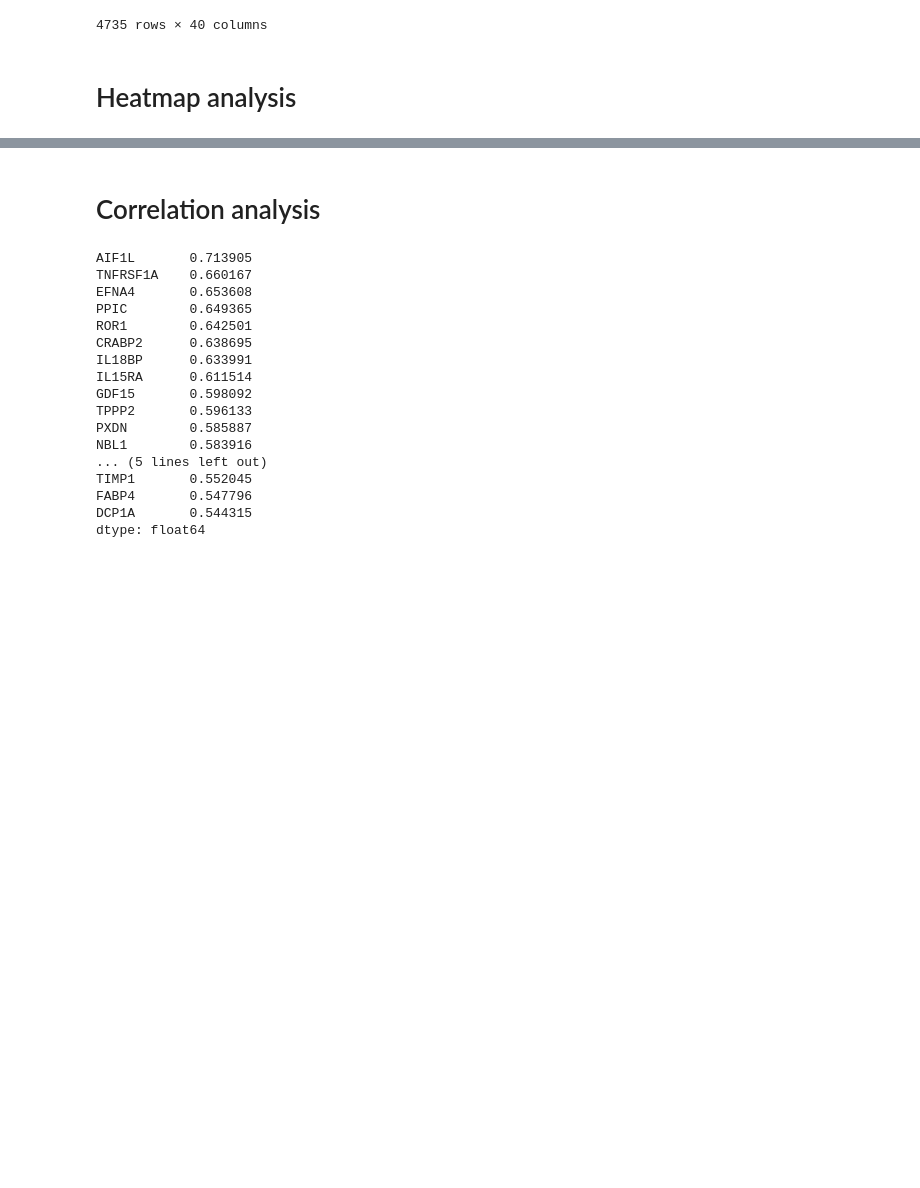
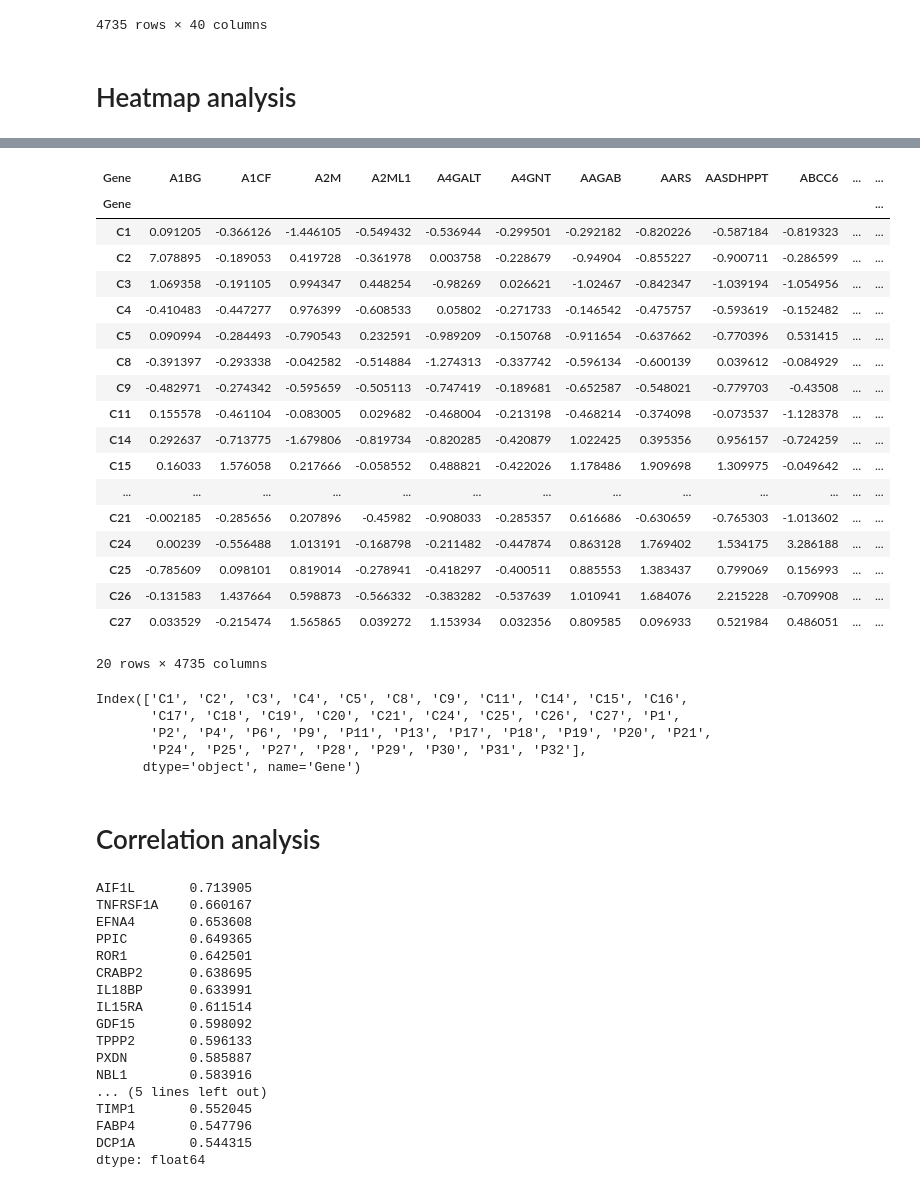
Before and after one commit to briantruan/ns4300-mecfs, a Jupyter notebook: final_project.ipynb, the cells around one changed output, grey strips where cells are left out. Saved outputs shown, nothing was run; the diff lists cells and outputs as text; code cells hidden in the pictures; blank space fills up the shorter version.

```diff
--- a/final_project.ipynb
+++ b/final_project.ipynb
@@ -91,3 +176,33 @@ plt.legend(handles=legend_patches, loc='center', bbox_to_anchor=(-0.50, -0.50),
+# %%
+control_df
+# %% [output]
+| Gene | A1BG | A1CF | A2M | A2ML1 | A4GALT | A4GNT | AAGAB | AARS | AASDHPPT | ABCC6 | ... | ... |
+| Gene |  |  |  |  |  |  |  |  |  |  |  | ... |
+| C1 | 0.091205 | -0.366126 | -1.446105 | -0.549432 | -0.536944 | -0.299501 | -0.292182 | -0.820226 | -0.587184 | -0.819323 | ... | ... |
+| C2 | 7.078895 | -0.189053 | 0.419728 | -0.361978 | 0.003758 | -0.228679 | -0.94904 | -0.855227 | -0.900711 | -0.286599 | ... | ... |
+| C3 | 1.069358 | -0.191105 | 0.994347 | 0.448254 | -0.98269 | 0.026621 | -1.02467 | -0.842347 | -1.039194 | -1.054956 | ... | ... |
+| C4 | -0.410483 | -0.447277 | 0.976399 | -0.608533 | 0.05802 | -0.271733 | -0.146542 | -0.475757 | -0.593619 | -0.152482 | ... | ... |
+| C5 | 0.090994 | -0.284493 | -0.790543 | 0.232591 | -0.989209 | -0.150768 | -0.911654 | -0.637662 | -0.770396 | 0.531415 | ... | ... |
+| C8 | -0.391397 | -0.293338 | -0.042582 | -0.514884 | -1.274313 | -0.337742 | -0.596134 | -0.600139 | 0.039612 | -0.084929 | ... | ... |
+| C9 | -0.482971 | -0.274342 | -0.595659 | -0.505113 | -0.747419 | -0.189681 | -0.652587 | -0.548021 | -0.779703 | -0.43508 | ... | ... |
+| C11 | 0.155578 | -0.461104 | -0.083005 | 0.029682 | -0.468004 | -0.213198 | -0.468214 | -0.374098 | -0.073537 | -1.128378 | ... | ... |
+| C14 | 0.292637 | -0.713775 | -1.679806 | -0.819734 | -0.820285 | -0.420879 | 1.022425 | 0.395356 | 0.956157 | -0.724259 | ... | ... |
+| C15 | 0.16033 | 1.576058 | 0.217666 | -0.058552 | 0.488821 | -0.422026 | 1.178486 | 1.909698 | 1.309975 | -0.049642 | ... | ... |
+| ... | ... | ... | ... | ... | ... | ... | ... | ... | ... | ... | ... | ... |
+| C21 | -0.002185 | -0.285656 | 0.207896 | -0.45982 | -0.908033 | -0.285357 | 0.616686 | -0.630659 | -0.765303 | -1.013602 | ... | ... |
+| C24 | 0.00239 | -0.556488 | 1.013191 | -0.168798 | -0.211482 | -0.447874 | 0.863128 | 1.769402 | 1.534175 | 3.286188 | ... | ... |
+| C25 | -0.785609 | 0.098101 | 0.819014 | -0.278941 | -0.418297 | -0.400511 | 0.885553 | 1.383437 | 0.799069 | 0.156993 | ... | ... |
+| C26 | -0.131583 | 1.437664 | 0.598873 | -0.566332 | -0.383282 | -0.537639 | 1.010941 | 1.684076 | 2.215228 | -0.709908 | ... | ... |
+| C27 | 0.033529 | -0.215474 | 1.565865 | 0.039272 | 1.153934 | 0.032356 | 0.809585 | 0.096933 | 0.521984 | 0.486051 | ... | ... |
+20 rows × 4735 columns
+# %%
+df_copy.columns
+# %% [output]
+Index(['C1', 'C2', 'C3', 'C4', 'C5', 'C8', 'C9', 'C11', 'C14', 'C15', 'C16',
+       'C17', 'C18', 'C19', 'C20', 'C21', 'C24', 'C25', 'C26', 'C27', 'P1',
+       'P2', 'P4', 'P6', 'P9', 'P11', 'P13', 'P17', 'P18', 'P19', 'P20', 'P21',
+       'P24', 'P25', 'P27', 'P28', 'P29', 'P30', 'P31', 'P32'],
+      dtype='object', name='Gene')
 # %% [markdown]
 # Correlation analysis
 # %%
```
Also changed, not shown: parts of 8 cells of this notebook.
